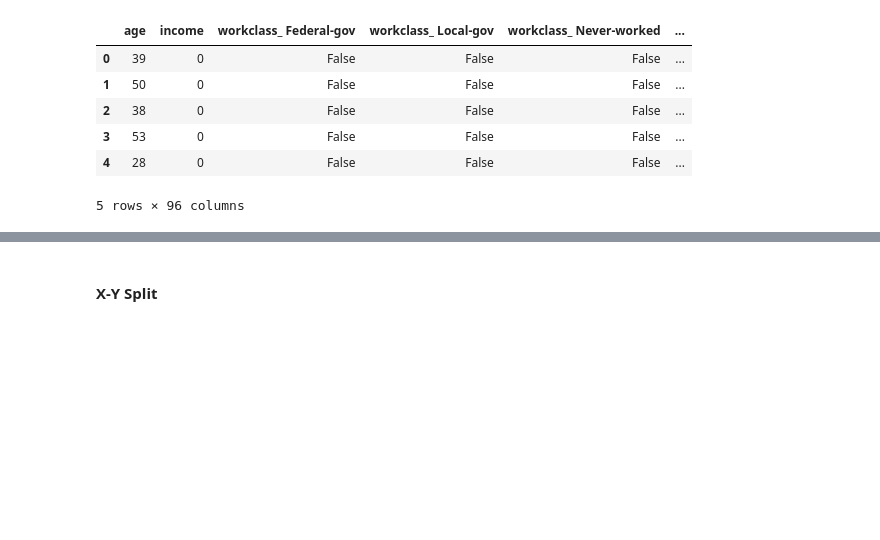
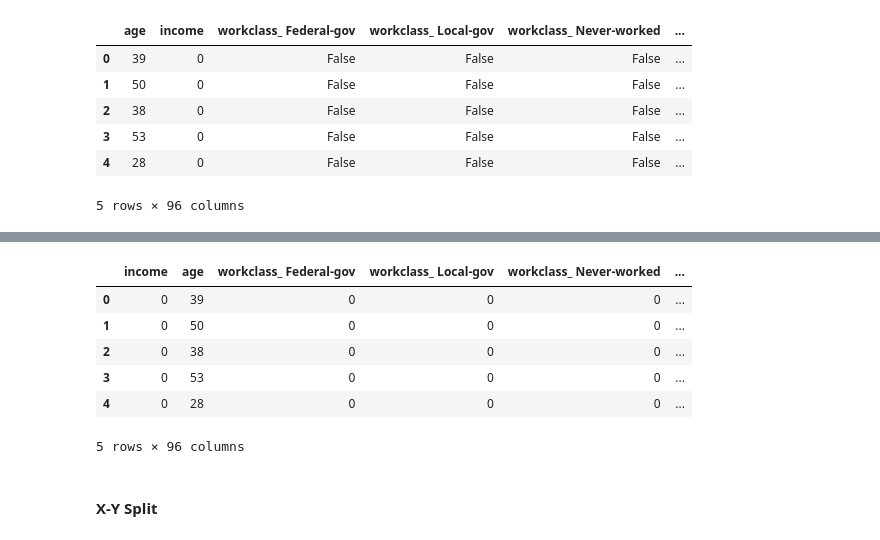
Before and after one commit to AfafAlalwan/DT-methods, a Jupyter notebook: data/adult-data.ipynb, the cells around one changed output, grey strips where cells are left out. Drawn from its saved outputs; the diff is of its cells as text; code cells hidden in the pictures; blank space fills up the shorter version.

```diff
--- a/code/adult-data.ipynb
+++ b/data/adult-data.ipynb
@@ -147,3 +161,15 @@ df.head()
+# %%
+# replacing false and true with 0 and 1
+df = df.replace({False: 0, True: 1})
+df.head()
+# %% [output]
+|  | income | age | workclass_ Federal-gov | workclass_ Local-gov | workclass_ Never-worked | ... |
+| 0 | 0 | 39 | 0 | 0 | 0 | ... |
+| 1 | 0 | 50 | 0 | 0 | 0 | ... |
+| 2 | 0 | 38 | 0 | 0 | 0 | ... |
+| 3 | 0 | 53 | 0 | 0 | 0 | ... |
+| 4 | 0 | 28 | 0 | 0 | 0 | ... |
+5 rows × 96 columns
 # %% [markdown]
 #### X-Y Split
 # %%
```
Also changed, not shown: parts of 1 cell of this notebook, 8 other files.
